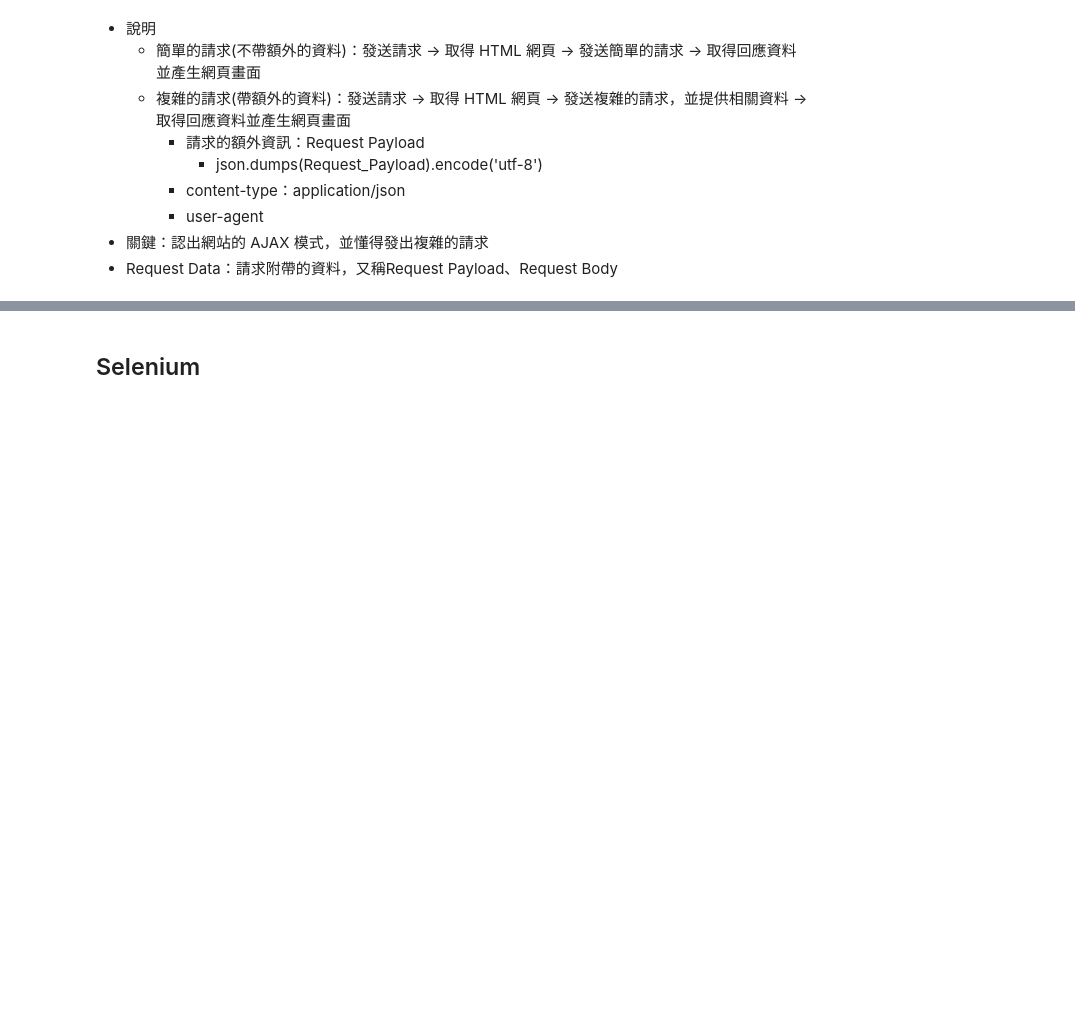
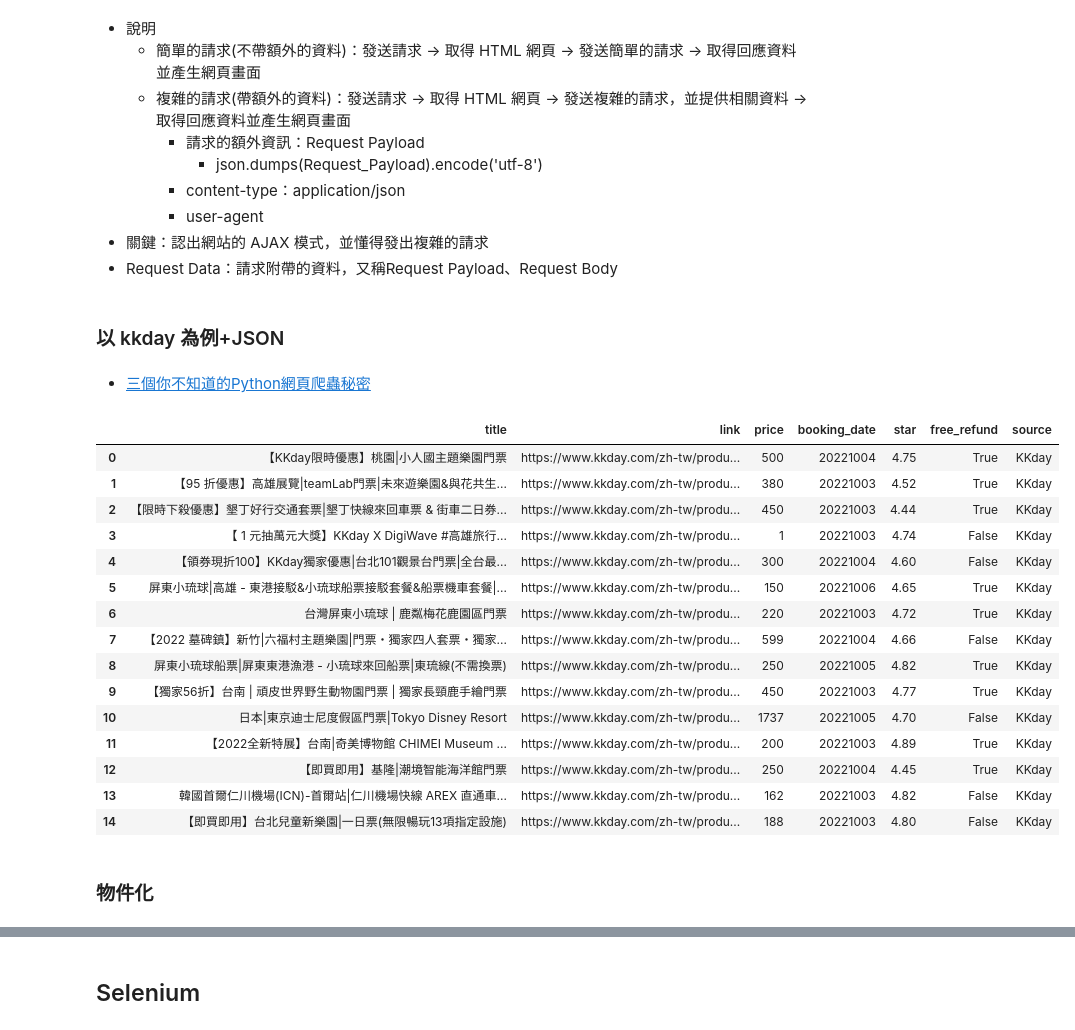
Before and after one commit to sueshow/Python_Crawl, a Jupyter notebook: Code/爬蟲_簡易說明.ipynb, the cells around one changed output, grey strips where cells are left out. Drawn from its saved outputs; the diff is of its cells as text; code cells hidden in the pictures; blank space fills up the shorter version.

```diff
--- a/Code/爬蟲_簡易說明.ipynb
+++ b/Code/爬蟲_簡易說明.ipynb
@@ -333,3 +333,7 @@ Healthcare Design Is About More Than Aesthetics
     * user-agent
 * 關鍵：認出網站的 AJAX 模式，並懂得發出複雜的請求
 * Request Data：請求附帶的資料，又稱Request Payload、Request Body
+# %% [markdown]
+### 以 kkday 為例+JSON
+# %% [markdown]
+* [三個你不知道的Python網頁爬蟲秘密](https://www.learncodewithmike.com/2020/10/scraping-ajax-websites-using-python.html)
@@ -335,0 +345,56 @@ Healthcare Design Is About More Than Aesthetics
+# %%
+city_name = '新竹市'
+page = 1 #1-4
+url = r'https://www.kkday.com/zh-tw/product/ajax_productlist/?page={page}&keyword={city_name}&sort=prec'
+# 取得傳入城市的所有一日遊票券
+header = {
+    'User-Agent': 'Mozilla/5.0 (Windows NT 10.0; Win64; x64) AppleWebKit/537.36 (KHTML, like Gecko) Chrome/106.0.0.0 Safari/537.36'
+}
+
+response = requests.get(url, headers=header)
+#print(response)
+
+# 資料
+activities = response.json()['recommend_productlist']
+#print(activities)
+
+#tot_page =
+
+result =[]
+for activity in activities:
+    # 票券名稱
+    title = activity['name']
+    # 票券詳細內容連結
+    link = activity['url']
+    # 票券價格
+    price = activity['price']
+    # 最早可使用日期
+    booking_date = activity['earliest_sale_date']
+    # 評價
+    star = activity['rating_star']
+    # 可免費退費
+    free_refund = activity['free_refund_policy']
+    result.append(dict(title=title, link=link, price=price, booking_date=booking_date, star=star, free_refund=free_refund, source='KKday'))
+#print(result)
+#print(result.key)
+df = pd.DataFrame(result)
+df
+# %% [output]
+|  | title | link | price | booking_date | star | free_refund | source |
+| 0 | 【KKday限時優惠】桃園|小人國主題樂園門票 | https://www.kkday.com/zh-tw/produ... | 500 | 20221004 | 4.75 | True | KKday |
+| 1 | 【95 折優惠】高雄展覽|teamLab門票|未來遊樂園&與花共生... | https://www.kkday.com/zh-tw/produ... | 380 | 20221003 | 4.52 | True | KKday |
+| 2 | 【限時下殺優惠】墾丁好行交通套票|墾丁快線來回車票 & 街車二日券... | https://www.kkday.com/zh-tw/produ... | 450 | 20221003 | 4.44 | True | KKday |
+| 3 | 【 1 元抽萬元大獎】KKday X DigiWave #高雄旅行... | https://www.kkday.com/zh-tw/produ... | 1 | 20221003 | 4.74 | False | KKday |
+| 4 | 【領券現折100】KKday獨家優惠|台北101觀景台門票|全台最... | https://www.kkday.com/zh-tw/produ... | 300 | 20221004 | 4.60 | False | KKday |
+| 5 | 屏東小琉球|高雄 - 東港接駁&小琉球船票接駁套餐&船票機車套餐|... | https://www.kkday.com/zh-tw/produ... | 150 | 20221006 | 4.65 | True | KKday |
+| 6 | 台灣屏東小琉球 | 鹿粼梅花鹿園區門票 | https://www.kkday.com/zh-tw/produ... | 220 | 20221003 | 4.72 | True | KKday |
+| 7 | 【2022 墓碑鎮】新竹|六福村主題樂園|門票・獨家四人套票・獨家... | https://www.kkday.com/zh-tw/produ... | 599 | 20221004 | 4.66 | False | KKday |
+| 8 | 屏東小琉球船票|屏東東港漁港 - 小琉球來回船票|東琉線(不需換票) | https://www.kkday.com/zh-tw/produ... | 250 | 20221005 | 4.82 | True | KKday |
+| 9 | 【獨家56折】台南 | 頑皮世界野生動物園門票 | 獨家長頸鹿手繪門票 | https://www.kkday.com/zh-tw/produ... | 450 | 20221003 | 4.77 | True | KKday |
+| 10 | 日本|東京迪士尼度假區門票|Tokyo Disney Resort | https://www.kkday.com/zh-tw/produ... | 1737 | 20221005 | 4.70 | False | KKday |
+| 11 | 【2022全新特展】台南|奇美博物館 CHIMEI Museum ... | https://www.kkday.com/zh-tw/produ... | 200 | 20221003 | 4.89 | True | KKday |
+| 12 | 【即買即用】基隆|潮境智能海洋館門票 | https://www.kkday.com/zh-tw/produ... | 250 | 20221004 | 4.45 | True | KKday |
+| 13 | 韓國首爾仁川機場(ICN)-首爾站|仁川機場快線 AREX 直通車... | https://www.kkday.com/zh-tw/produ... | 162 | 20221003 | 4.82 | False | KKday |
+| 14 | 【即買即用】台北兒童新樂園|一日票(無限暢玩13項指定設施) | https://www.kkday.com/zh-tw/produ... | 188 | 20221003 | 4.80 | False | KKday |
+# %% [markdown]
+### 物件化
```
Also changed, not shown: parts of 14 cells of this notebook, 1 other file.
